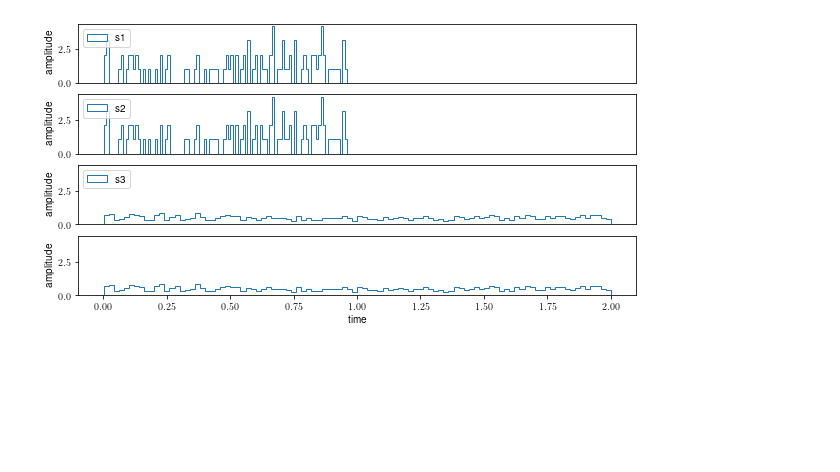
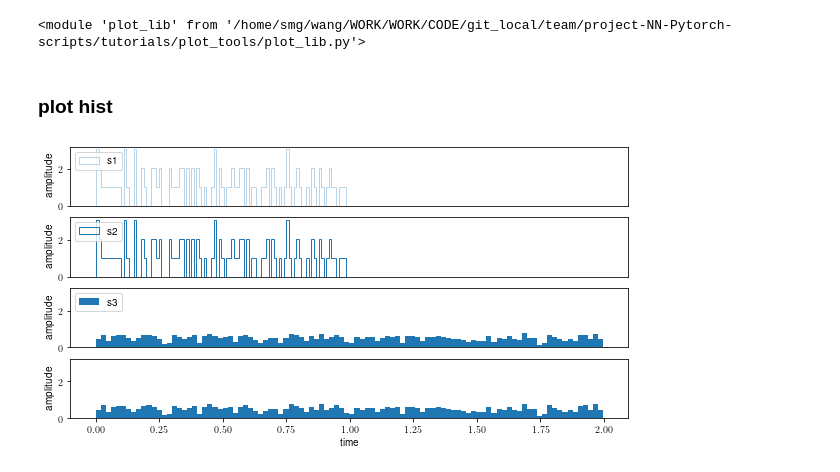
Before and after one commit to nii-yamagishilab/project-NN-Pytorch-scripts, a Jupyter notebook: tutorials/plot_tools/example.ipynb, the cells around one changed output. Cells and saved outputs as stored; diff of their text form; code cells hidden in the pictures; blank space fills up the shorter version.

Commit message:
Update plot API; add table API

```diff
--- a/tutorials/plot_tools/example.ipynb
+++ b/tutorials/plot_tools/example.ipynb
@@ -3,3 +3,10 @@ import importlib
 import os
 import sys
 import numpy as np
+
+import plot_API
+import plot_lib
+importlib.reload(plot_API)
+importlib.reload(plot_lib)
+# %% [output]
+<module 'plot_lib' from '/home/smg/wang/WORK/WORK/CODE/git_local/team/project-NN-Pytorch-scripts/tutorials/plot_tools/plot_lib.py'>
@@ -10,24 +13,29 @@ data = [data, data, data2, data2]
+# %% [markdown]
+### plot hist
 # %%
-import plot_API
-import plot_lib
-importlib.reload(plot_API)
-importlib.reload(plot_lib)
+data = np.random.rand(100)
+data2 = np.random.rand(1000)*2
+data = [data, data, data2, data2]
 
 config = {"xlabel": "time",
           "ylabel": "amplitude",
           #"xlim": (0, 100),
           #"ylim": (0, 1),
           "sharey": True,
           "sharex": True,
           #"xticks": [10, 50, 80],
           #"xticklabels": ["101", "501", "801"],
           #"yticks": [0.2, 0.5, 1.0],
           #"yticklabels": ["0.2", "0.5", "1.0"],
           "sub1": [{"legend": {"labels": ["s1"], "loc":2}},
                    {"legend": {"labels": ["s2"], "loc":2}},
                    {"legend": {"labels": ["s3"], "loc":2}}],
-          "plot": {"alpha": 0.3}}
+          "sub2": [{"plot_hist": {"bins": 100, "density": True, "histtype": "step", "alpha":0.3}},
+                   {"plot_hist": {"bins": 100, "density": True, "histtype": "step"}},
+                   {"plot_hist": {"bins": 100, "density": True}},
+                   {"plot_hist": {"bins": 100, "density": True}}]
+         }
 
 fig, axis = plot_API.plot_API(data, plot_lib.plot_hist, 'v', config)
 # %% [output]
-[figure, old version]
+[figure, new version]
```
Also changed, not shown: parts of 7 cells of this notebook, 3 other files.
